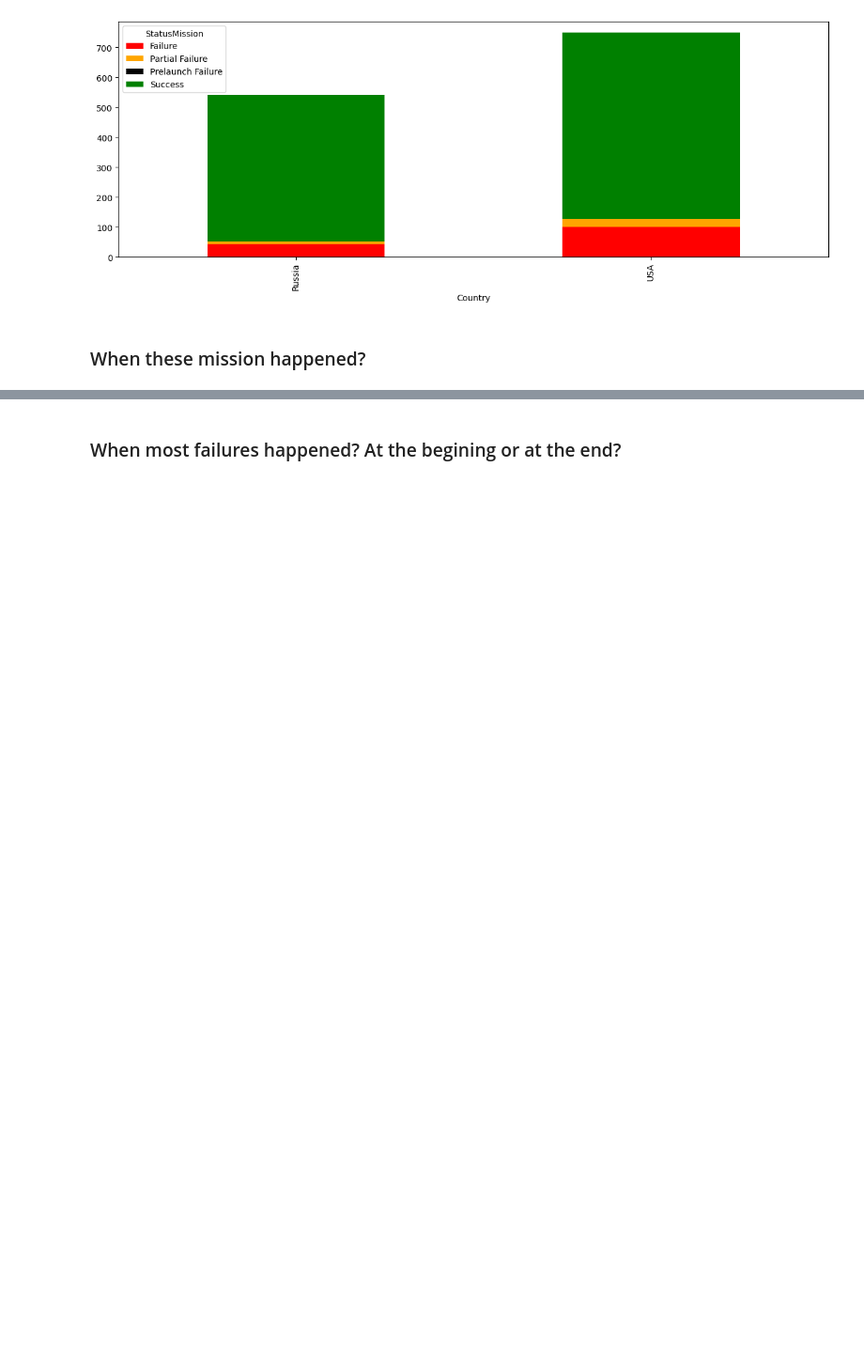
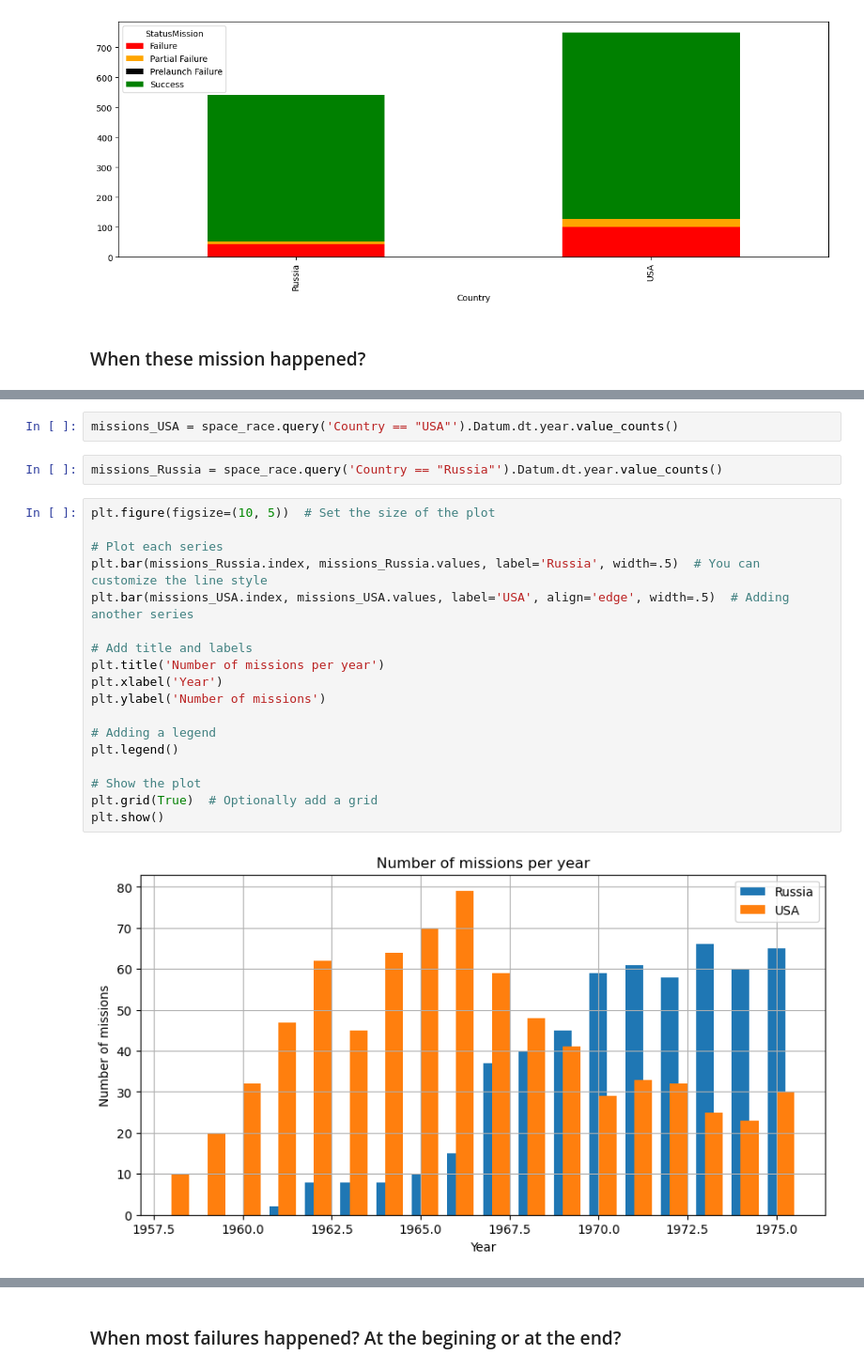
Before and after one commit to Vronst/space_race_analysis, a Jupyter notebook: Space_race_analysis.ipynb, the cells around one changed output, grey strips where cells are left out. Shown at 94% size. Drawn from its saved outputs; the diff is of its cells as text; blank space fills up the shorter version.

```diff
--- a/Space_race_analysis.ipynb
+++ b/Space_race_analysis.ipynb
@@ -169,0 +170,24 @@ space_race.plot.scatter(x='Datum', y='Country', s=100)
+# %%
+missions_USA = space_race.query('Country == "USA"').Datum.dt.year.value_counts()
+# %%
+missions_Russia = space_race.query('Country == "Russia"').Datum.dt.year.value_counts()
+# %%
+plt.figure(figsize=(10, 5))  # Set the size of the plot
+
+# Plot each series
+plt.bar(missions_Russia.index, missions_Russia.values, label='Russia', width=.5)  # You can customize the line style
+plt.bar(missions_USA.index, missions_USA.values, label='USA', align='edge', width=.5)  # Adding another series
+
+# Add title and labels
+plt.title('Number of missions per year')
+plt.xlabel('Year')
+plt.ylabel('Number of missions')
+
+# Adding a legend
+plt.legend()
+
+# Show the plot
+plt.grid(True)  # Optionally add a grid
+plt.show()
+# %% [output]
+[figure, added]
```
Also changed, not shown: parts of 13 cells of this notebook, 2 other files.
